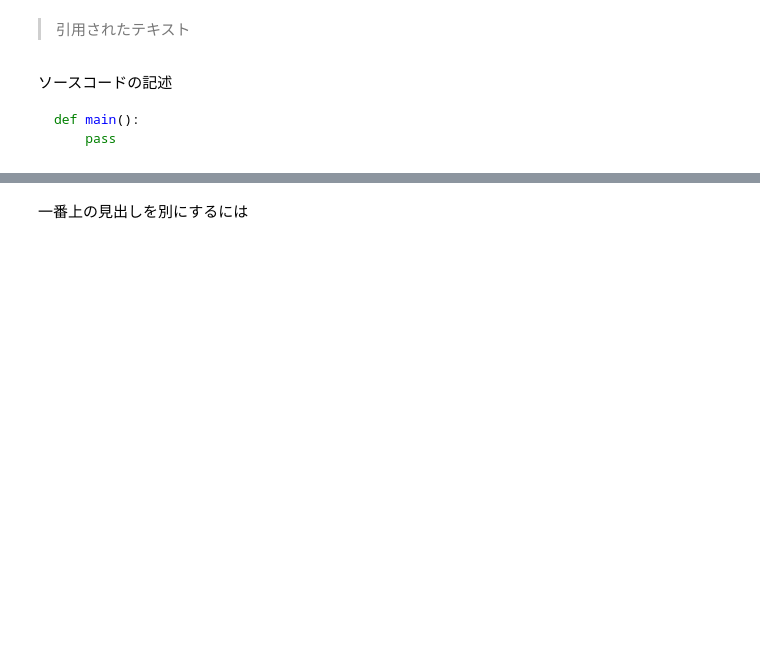
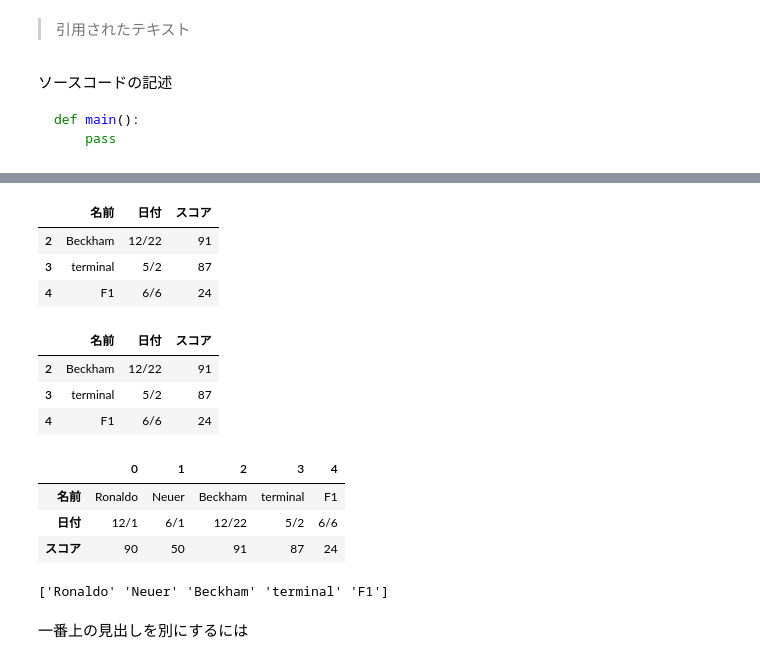
Before and after one commit to Jin01-galaxy/Learn_Python3, a Jupyter notebook: Tableau/Tableau_data_science/Learn_jupyter.ipynb, the cells around one changed output, grey strips where cells are left out. Cells and saved outputs as stored; diff of their text form; code cells hidden in the pictures; blank space fills up the shorter version.

```diff
--- a/Tableau/Tableau_data_science/Learn_jupyter.ipynb
+++ b/Tableau/Tableau_data_science/Learn_jupyter.ipynb
@@ -140,0 +160,3 @@ df
+# %%
+df.columns = ['A','B','Python3']
+df
@@ -140,0 +167,5 @@ df
+# %%
+new_data = [('Beckham','12/22',91)]
+new_df = pd.DataFrame(data=new_data,columns=['Name','日付','スコア'])
+df2 = df.append(new_df, ignore_index=True)
+df2
@@ -140,0 +177,6 @@ df
+# %%
+(rows,cols) = df2.shape
+# rows
+cols
+df2.loc[rows] = ['terminal','5/2',87]
+df2
@@ -140,0 +189,3 @@ df
+# %%
+df2.loc[4] = ['F1','6/6',24]
+df2
@@ -141,3 +198,28 @@ df
+# %%
+df2.tail(3)
+# %% [output]
+|  | 名前 | 日付 | スコア |
+| 2 | Beckham | 12/22 | 91 |
+| 3 | terminal | 5/2 | 87 |
+| 4 | F1 | 6/6 | 24 |
+# %%
+df2.iloc[2:5]
+# %% [output]
+|  | 名前 | 日付 | スコア |
+| 2 | Beckham | 12/22 | 91 |
+| 3 | terminal | 5/2 | 87 |
+| 4 | F1 | 6/6 | 24 |
+# %%
+df2.T.iloc[0:3]
+# %% [output]
+|  | 0 | 1 | 2 | 3 | 4 |
+| 名前 | Ronaldo | Neuer | Beckham | terminal | F1 |
+| 日付 | 12/1 | 6/1 | 12/22 | 5/2 | 6/6 |
+| スコア | 90 | 50 | 91 | 87 | 24 |
+# %%
+print(df2['名前'].unique())
+# %% [output]
+['Ronaldo' 'Neuer' 'Beckham' 'terminal' 'F1']
 # %% [markdown]
 一番上の見出しを別にするには
 # %%
```
Also changed, not shown: parts of 31 cells of this notebook, 1 other file.
